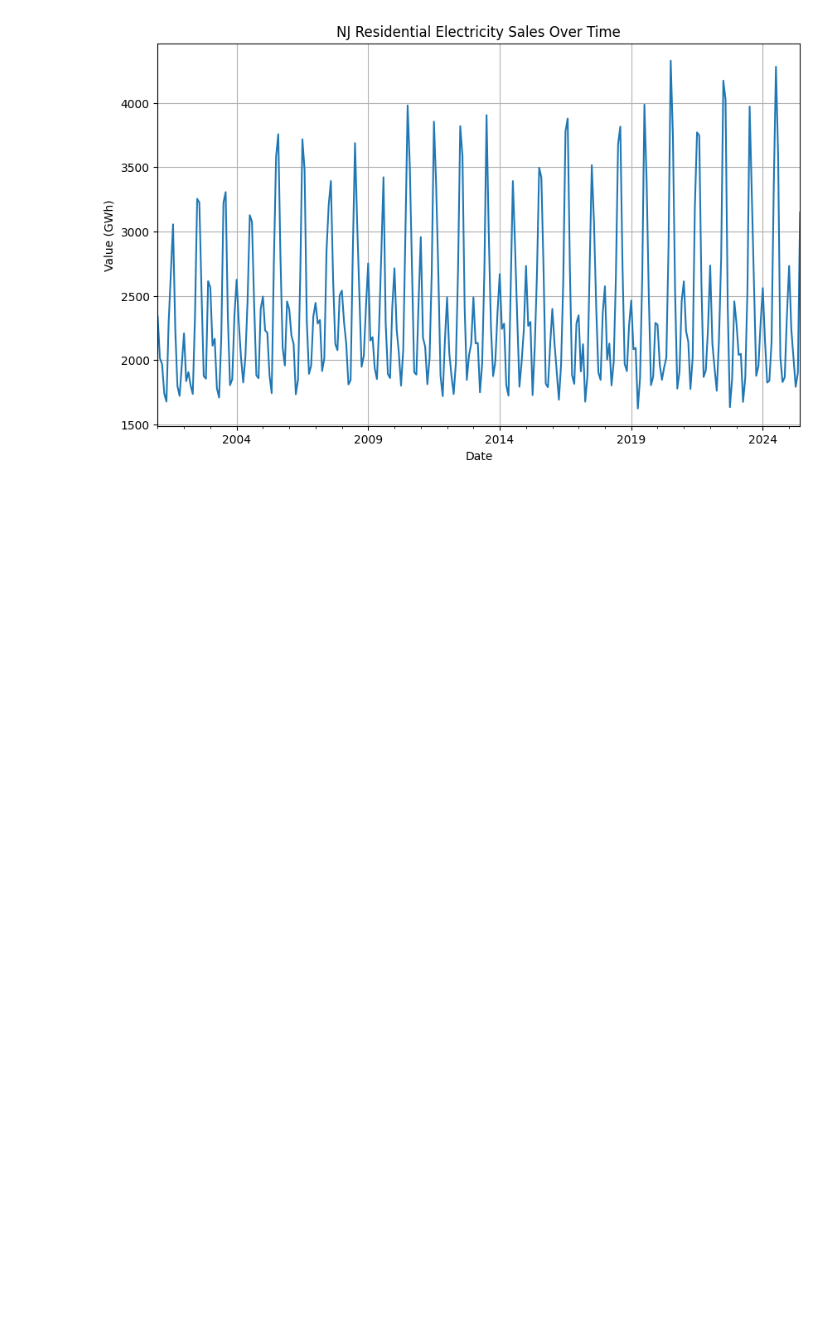
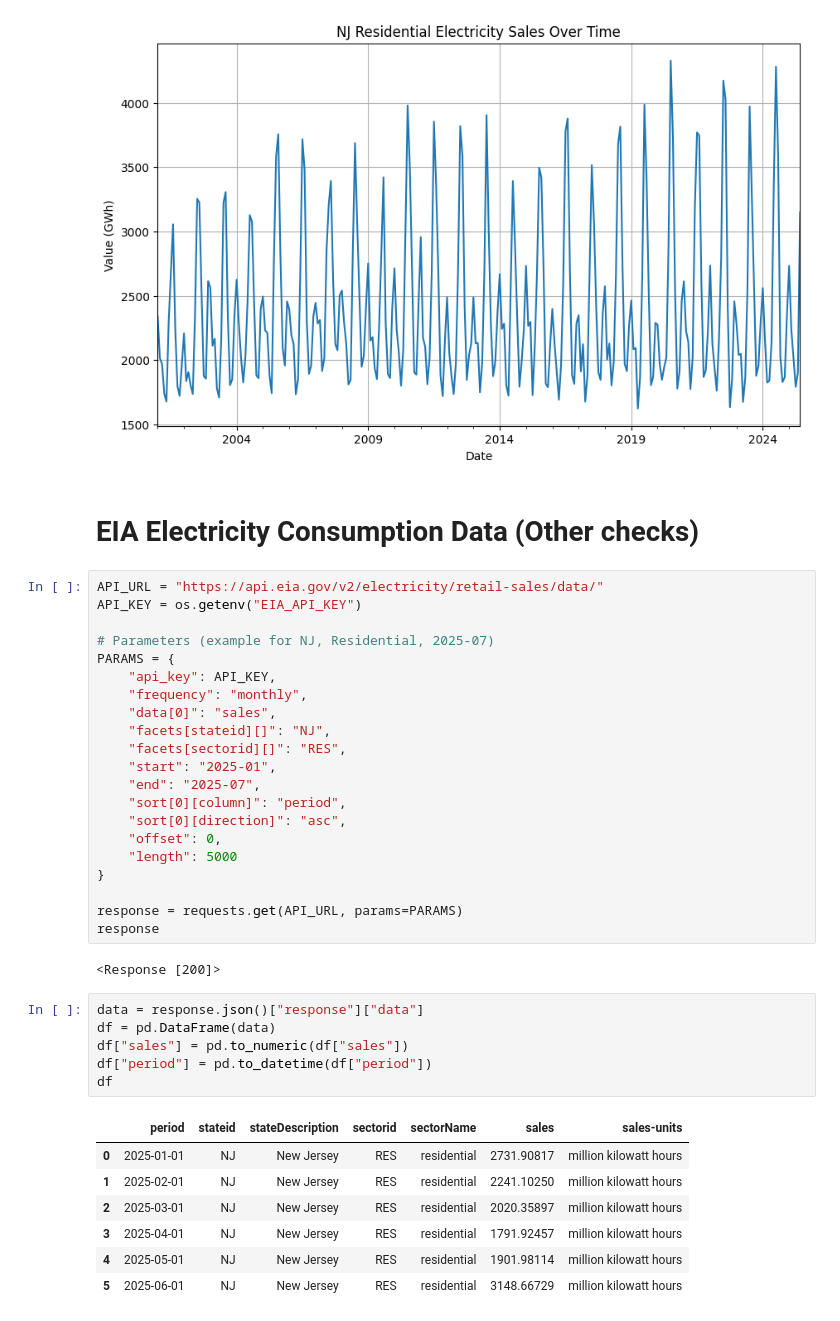
Before and after one commit to BrianSohn/nj-electricity-forecast, a Jupyter notebook: notebooks/electricity_api_explore.ipynb, the cells around one changed output. Cells and saved outputs as stored; diff of their text form; blank space fills up the shorter version.

```diff
--- a/notebooks/electricity_api_explore.ipynb
+++ b/notebooks/electricity_api_explore.ipynb
@@ -81,3 +81,42 @@ plt.grid(True)
 plt.show()
 # %% [output]
 [figure]
+# %% [markdown]
+# EIA Electricity Consumption Data (Other checks)
+# %%
+API_URL = "https://api.eia.gov/v2/electricity/retail-sales/data/"
+API_KEY = os.getenv("EIA_API_KEY")
+
+# Parameters (example for NJ, Residential, 2025-07)
+PARAMS = {
+    "api_key": API_KEY,
+    "frequency": "monthly",
+    "data[0]": "sales",
+    "facets[stateid][]": "NJ",
+    "facets[sectorid][]": "RES",
+    "start": "2025-01",
+    "end": "2025-07",
+    "sort[0][column]": "period",
+    "sort[0][direction]": "asc",
+    "offset": 0,
+    "length": 5000
+}
+
+response = requests.get(API_URL, params=PARAMS)
+response
+# %% [output]
+<Response [200]>
+# %%
+data = response.json()["response"]["data"]
+df = pd.DataFrame(data)
+df["sales"] = pd.to_numeric(df["sales"])
+df["period"] = pd.to_datetime(df["period"])
+df
+# %% [output]
+|  | period | stateid | stateDescription | sectorid | sectorName | sales | sales-units |
+| 0 | 2025-01-01 | NJ | New Jersey | RES | residential | 2731.90817 | million kilowatt hours |
+| 1 | 2025-02-01 | NJ | New Jersey | RES | residential | 2241.10250 | million kilowatt hours |
+| 2 | 2025-03-01 | NJ | New Jersey | RES | residential | 2020.35897 | million kilowatt hours |
+| 3 | 2025-04-01 | NJ | New Jersey | RES | residential | 1791.92457 | million kilowatt hours |
+| 4 | 2025-05-01 | NJ | New Jersey | RES | residential | 1901.98114 | million kilowatt hours |
+| 5 | 2025-06-01 | NJ | New Jersey | RES | residential | 3148.66729 | million kilowatt hours |
```
Also changed, not shown: parts of 4 cells of this notebook, 9 other files.
